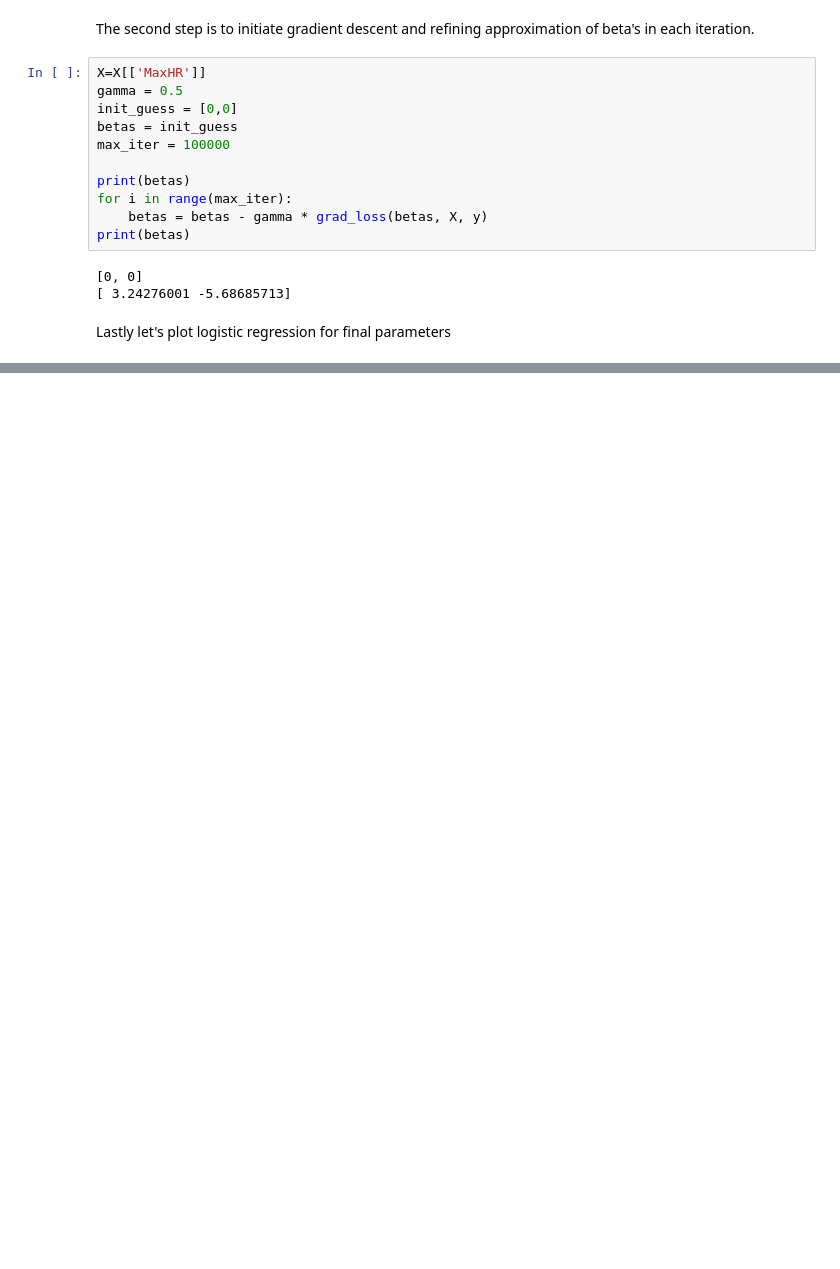
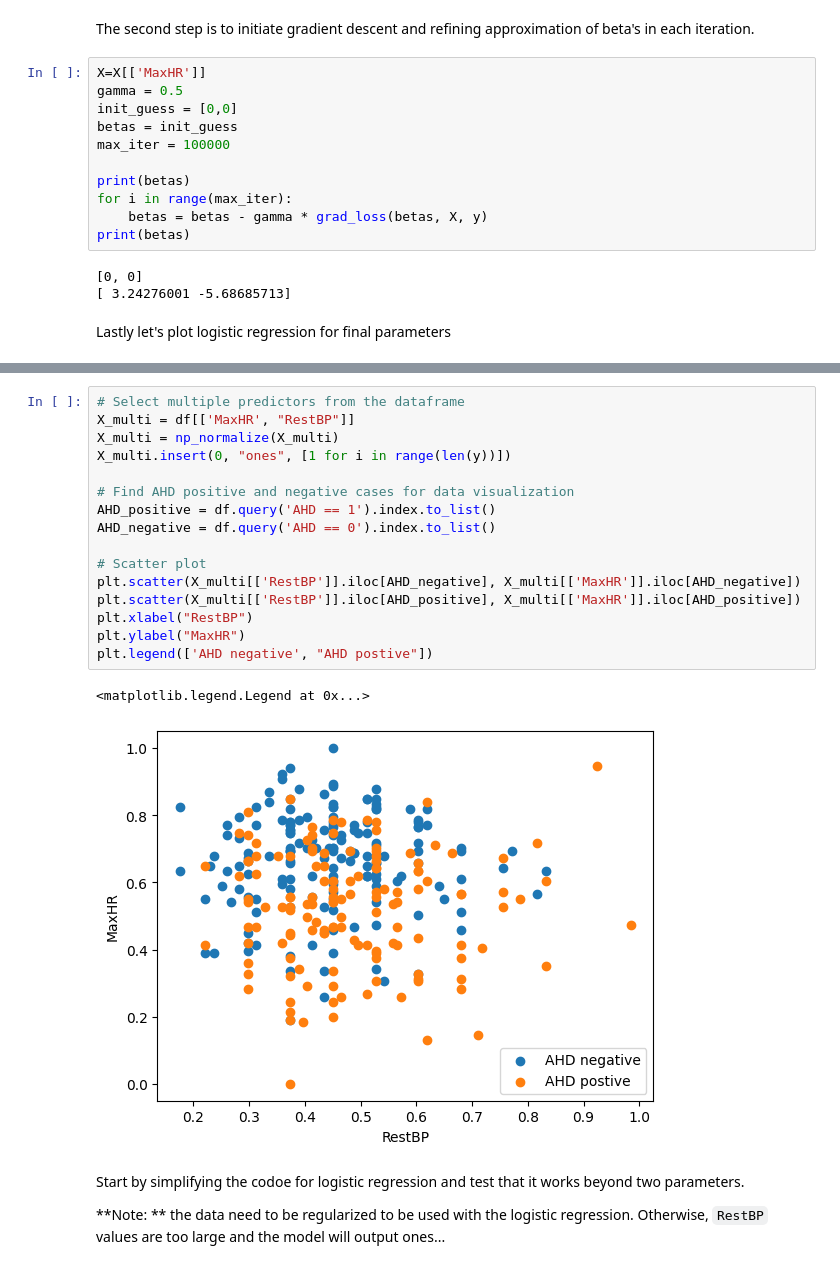
Before and after one commit to LexXxik/learning_statistical_learning, a Jupyter notebook: lessons/l_6_logistic_regression.ipynb, the cells around one changed output, grey strips where cells are left out. Cells and saved outputs as stored; diff of their text form; blank space fills up the shorter version.

```diff
--- a/lessons/l_6_logistic_regression.ipynb
+++ b/lessons/l_6_logistic_regression.ipynb
@@ -142,0 +161,23 @@ plt.legend(["Probability of my fit", "Sci-kit", "Categorization treshold"])
+# %%
+# Select multiple predictors from the dataframe
+X_multi = df[['MaxHR', "RestBP"]]
+X_multi = np_normalize(X_multi)
+X_multi.insert(0, "ones", [1 for i in range(len(y))])
+
+# Find AHD positive and negative cases for data visualization
+AHD_positive = df.query('AHD == 1').index.to_list()
+AHD_negative = df.query('AHD == 0').index.to_list()
+
+# Scatter plot
+plt.scatter(X_multi[['RestBP']].iloc[AHD_negative], X_multi[['MaxHR']].iloc[AHD_negative])
+plt.scatter(X_multi[['RestBP']].iloc[AHD_positive], X_multi[['MaxHR']].iloc[AHD_positive])
+plt.xlabel("RestBP")
+plt.ylabel("MaxHR")
+plt.legend(['AHD negative', "AHD postive"])
+# %% [output]
+<matplotlib.legend.Legend at 0x...>
+[figure, added]
+# %% [markdown]
+Start by simplifying the codoe for logistic regression and test that it works beyond two parameters.
+
+**Note: ** the data need to be regularized to be used with the logistic regression. Otherwise, ``RestBP`` values are too large and the model will output ones...
```
Also changed, not shown: parts of 13 cells of this notebook.
